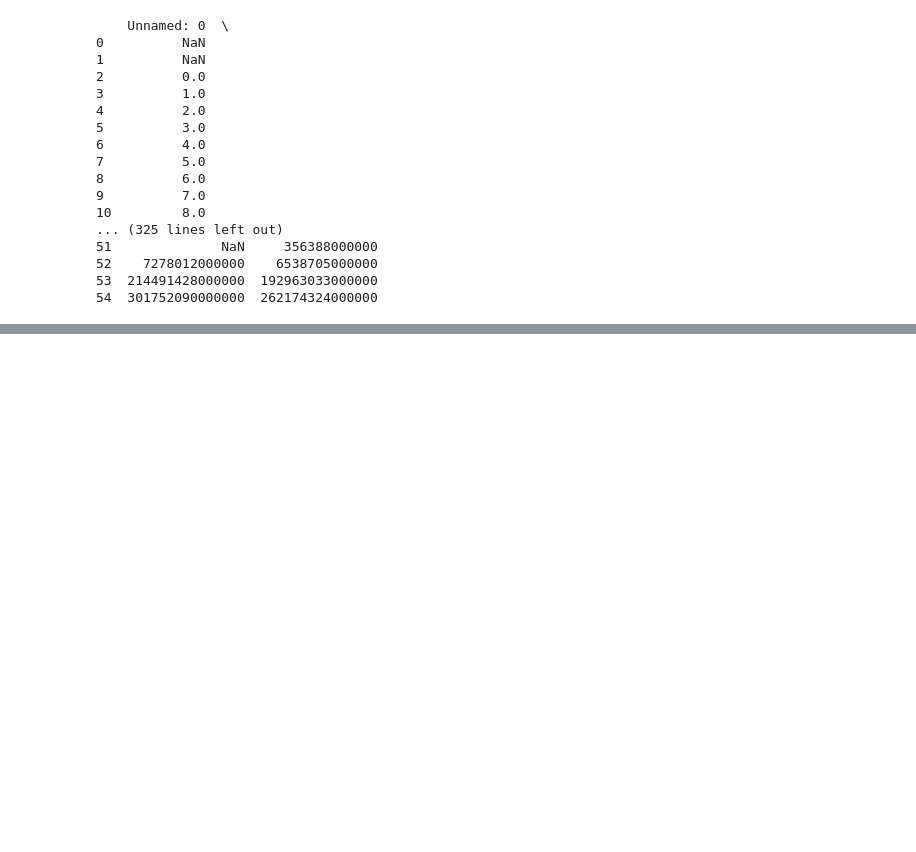
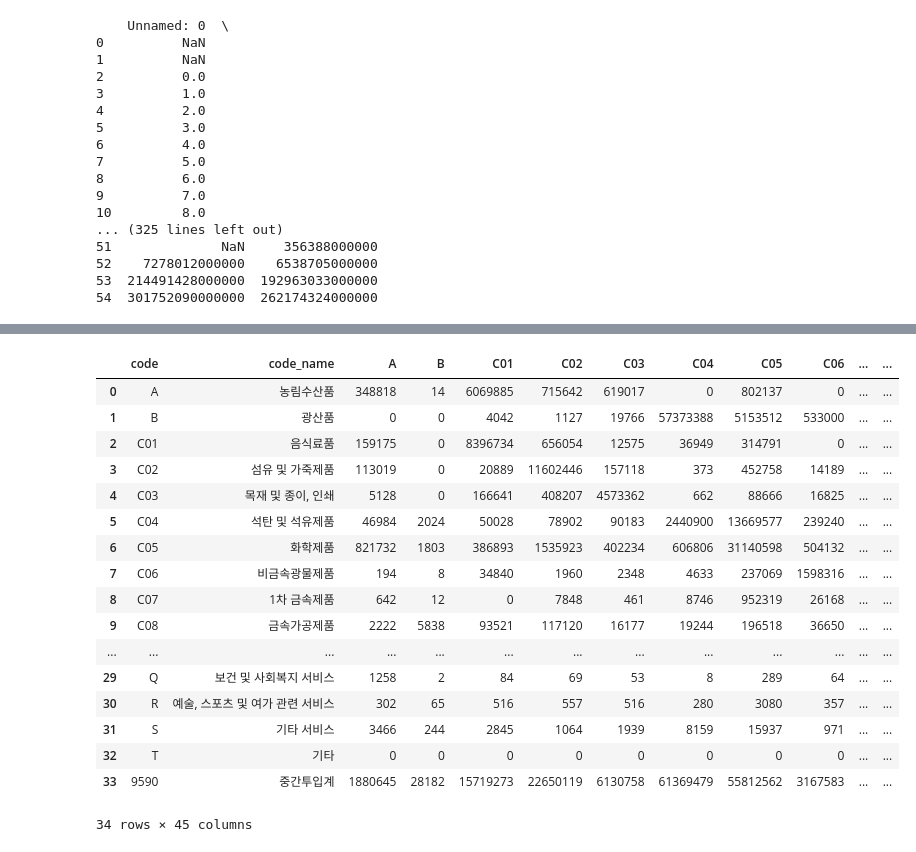
Before and after one commit to Tom-Jung/Tom-Jung, a Jupyter notebook: API_Dart.ipynb, the cells around one changed output, grey strips where cells are left out. Saved outputs shown, nothing was run; the diff lists cells and outputs as text; code cells hidden in the pictures; blank space fills up the shorter version.

```diff
--- a/API_Dart.ipynb
+++ b/API_Dart.ipynb
@@ -121,0 +179,21 @@ df.to_excel('/content/fsdata/export_sample.xlsx', sheet_name='new_name', index=F
+# %%
+test['Imp']
+# %% [output]
+|  | code | code_name | A | B | C01 | C02 | C03 | C04 | C05 | C06 | ... | ... |
+| 0 | A | 농림수산품 | 348818 | 14 | 6069885 | 715642 | 619017 | 0 | 802137 | 0 | ... | ... |
+| 1 | B | 광산품 | 0 | 0 | 4042 | 1127 | 19766 | 57373388 | 5153512 | 533000 | ... | ... |
+| 2 | C01 | 음식료품 | 159175 | 0 | 8396734 | 656054 | 12575 | 36949 | 314791 | 0 | ... | ... |
+| 3 | C02 | 섬유 및 가죽제품 | 113019 | 0 | 20889 | 11602446 | 157118 | 373 | 452758 | 14189 | ... | ... |
+| 4 | C03 | 목재 및 종이, 인쇄 | 5128 | 0 | 166641 | 408207 | 4573362 | 662 | 88666 | 16825 | ... | ... |
+| 5 | C04 | 석탄 및 석유제품 | 46984 | 2024 | 50028 | 78902 | 90183 | 2440900 | 13669577 | 239240 | ... | ... |
+| 6 | C05 | 화학제품 | 821732 | 1803 | 386893 | 1535923 | 402234 | 606806 | 31140598 | 504132 | ... | ... |
+| 7 | C06 | 비금속광물제품 | 194 | 8 | 34840 | 1960 | 2348 | 4633 | 237069 | 1598316 | ... | ... |
+| 8 | C07 | 1차 금속제품 | 642 | 12 | 0 | 7848 | 461 | 8746 | 952319 | 26168 | ... | ... |
+| 9 | C08 | 금속가공제품 | 2222 | 5838 | 93521 | 117120 | 16177 | 19244 | 196518 | 36650 | ... | ... |
+| ... | ... | ... | ... | ... | ... | ... | ... | ... | ... | ... | ... | ... |
+| 29 | Q | 보건 및 사회복지 서비스 | 1258 | 2 | 84 | 69 | 53 | 8 | 289 | 64 | ... | ... |
+| 30 | R | 예술, 스포츠 및 여가 관련 서비스 | 302 | 65 | 516 | 557 | 516 | 280 | 3080 | 357 | ... | ... |
+| 31 | S | 기타 서비스 | 3466 | 244 | 2845 | 1064 | 1939 | 8159 | 15937 | 971 | ... | ... |
+| 32 | T | 기타 | 0 | 0 | 0 | 0 | 0 | 0 | 0 | 0 | ... | ... |
+| 33 | 9590 | 중간투입계 | 1880645 | 28182 | 15719273 | 22650119 | 6130758 | 61369479 | 55812562 | 3167583 | ... | ... |
+34 rows × 45 columns
```
Also changed, not shown: parts of 9 cells of this notebook.
